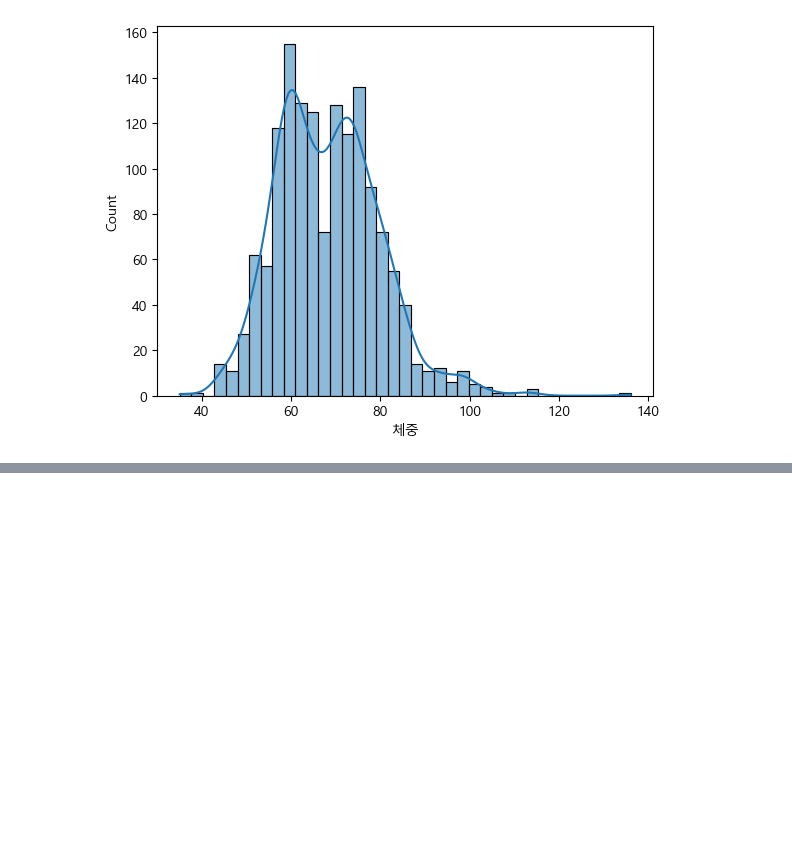
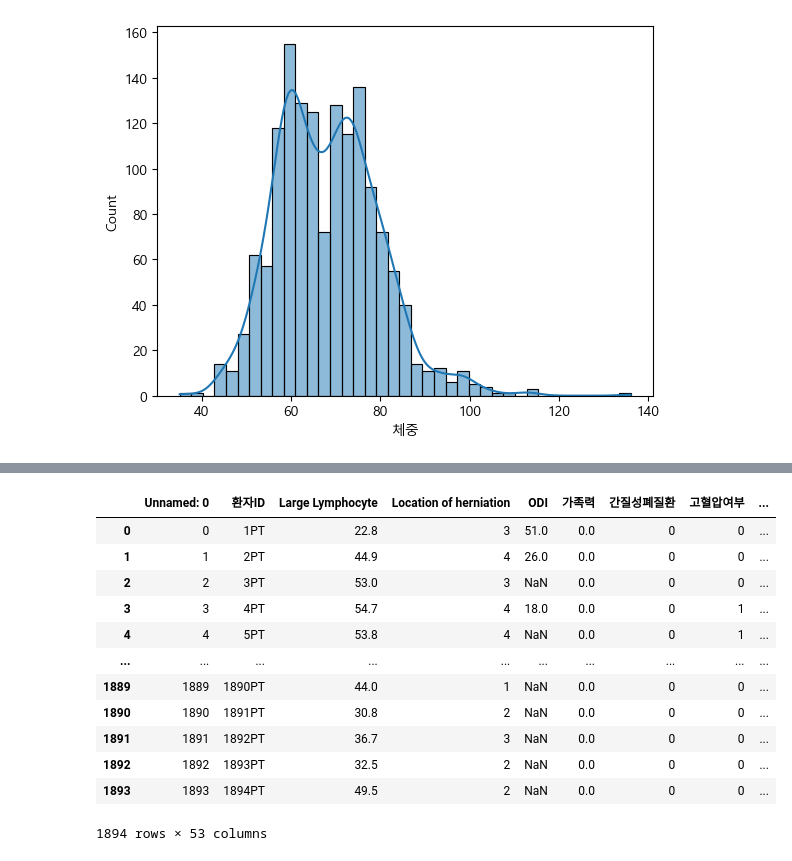
Before and after one commit to hhyowon/study_data_analytics, a Jupyter notebook: codes/DDA/RecurrenceOfSurgery_DDA_quests.ipynb, the cells around one changed output, grey strips where cells are left out. Drawn from its saved outputs; the diff is of its cells as text; code cells hidden in the pictures; blank space fills up the shorter version.

```diff
--- a/codes/DDA/RecurrenceOfSurgery_DDA_quests.ipynb
+++ b/codes/DDA/RecurrenceOfSurgery_DDA_quests.ipynb
@@ -590,0 +596,3 @@ sns.histplot(df_ROS_q5_dropna,kde=True,x='체중')
+# %%
+df_ROS_age = df_ROS['연령']
+pd.DataFrame(df_ROS_age)
@@ -590,0 +613,3 @@ sns.histplot(df_ROS_q5_dropna,kde=True,x='체중')
+# %%
+df_ROS_age_M = df_ROS['연령'].mean()  #연령 중앙값
+df_ROS_age_M
@@ -590,0 +618,4 @@ sns.histplot(df_ROS_q5_dropna,kde=True,x='체중')
+# %%
+def mean_subtraction(cell_value) :
+    result = df_ROS_age_M  - cell_value   #중앙값 - 개별값
+    return result
@@ -590,0 +637,18 @@ sns.histplot(df_ROS_q5_dropna,kde=True,x='체중')
+# %%
+df_ROS['연령차이'] = df_ROS_age .apply(mean_subtraction)
+# %%
+df_ROS
+# %% [output]
+|  | Unnamed: 0 | 환자ID | Large Lymphocyte | Location of herniation | ODI | 가족력 | 간질성폐질환 | 고혈압여부 | ... |
+| 0 | 0 | 1PT | 22.8 | 3 | 51.0 | 0.0 | 0 | 0 | ... |
+| 1 | 1 | 2PT | 44.9 | 4 | 26.0 | 0.0 | 0 | 0 | ... |
+| 2 | 2 | 3PT | 53.0 | 3 | NaN | 0.0 | 0 | 0 | ... |
+| 3 | 3 | 4PT | 54.7 | 4 | 18.0 | 0.0 | 0 | 1 | ... |
+| 4 | 4 | 5PT | 53.8 | 4 | NaN | 0.0 | 0 | 1 | ... |
+| ... | ... | ... | ... | ... | ... | ... | ... | ... | ... |
+| 1889 | 1889 | 1890PT | 44.0 | 1 | NaN | 0.0 | 0 | 0 | ... |
+| 1890 | 1890 | 1891PT | 30.8 | 2 | NaN | 0.0 | 0 | 0 | ... |
+| 1891 | 1891 | 1892PT | 36.7 | 3 | NaN | 0.0 | 0 | 0 | ... |
+| 1892 | 1892 | 1893PT | 32.5 | 2 | NaN | 0.0 | 0 | 0 | ... |
+| 1893 | 1893 | 1894PT | 49.5 | 2 | NaN | 0.0 | 0 | 0 | ... |
+1894 rows × 53 columns
```
Also changed, not shown: parts of 4 cells of this notebook, 2 other files.
